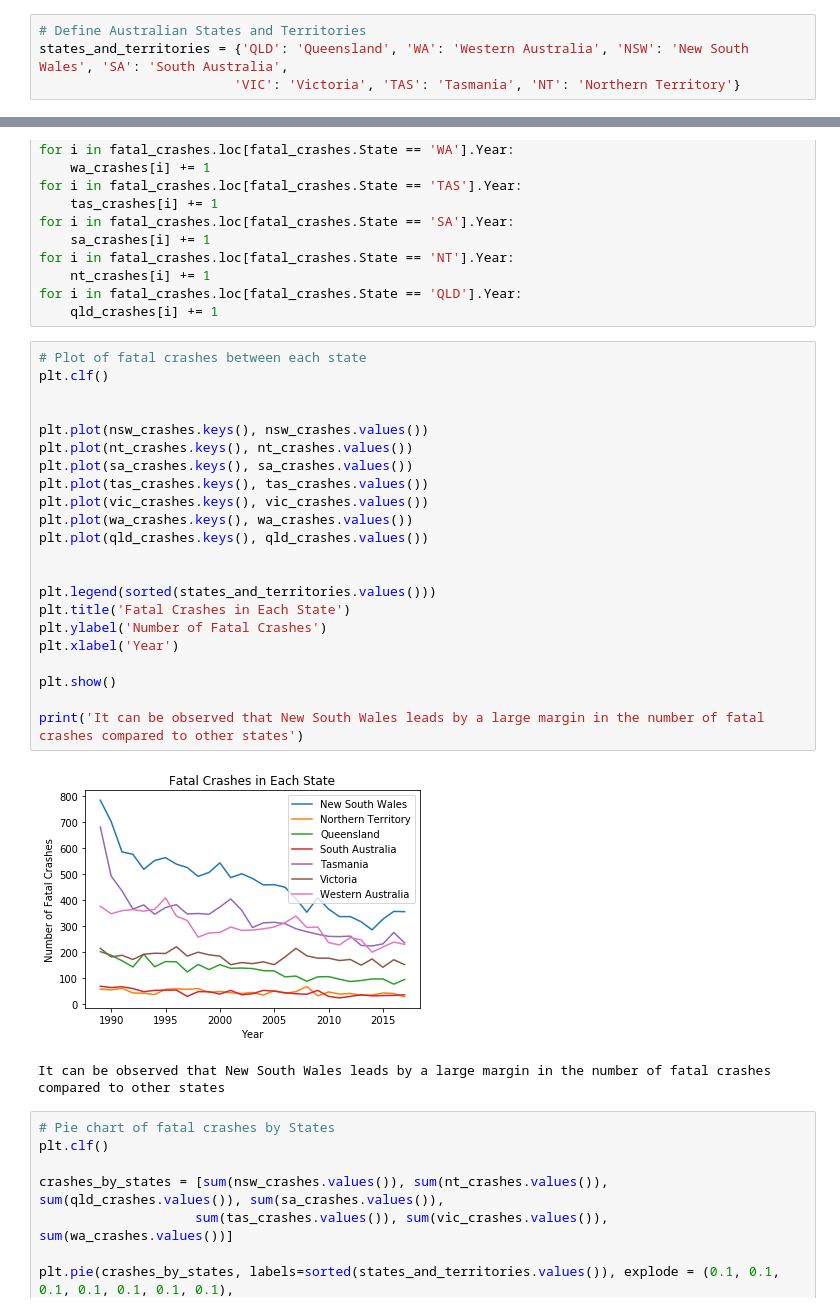
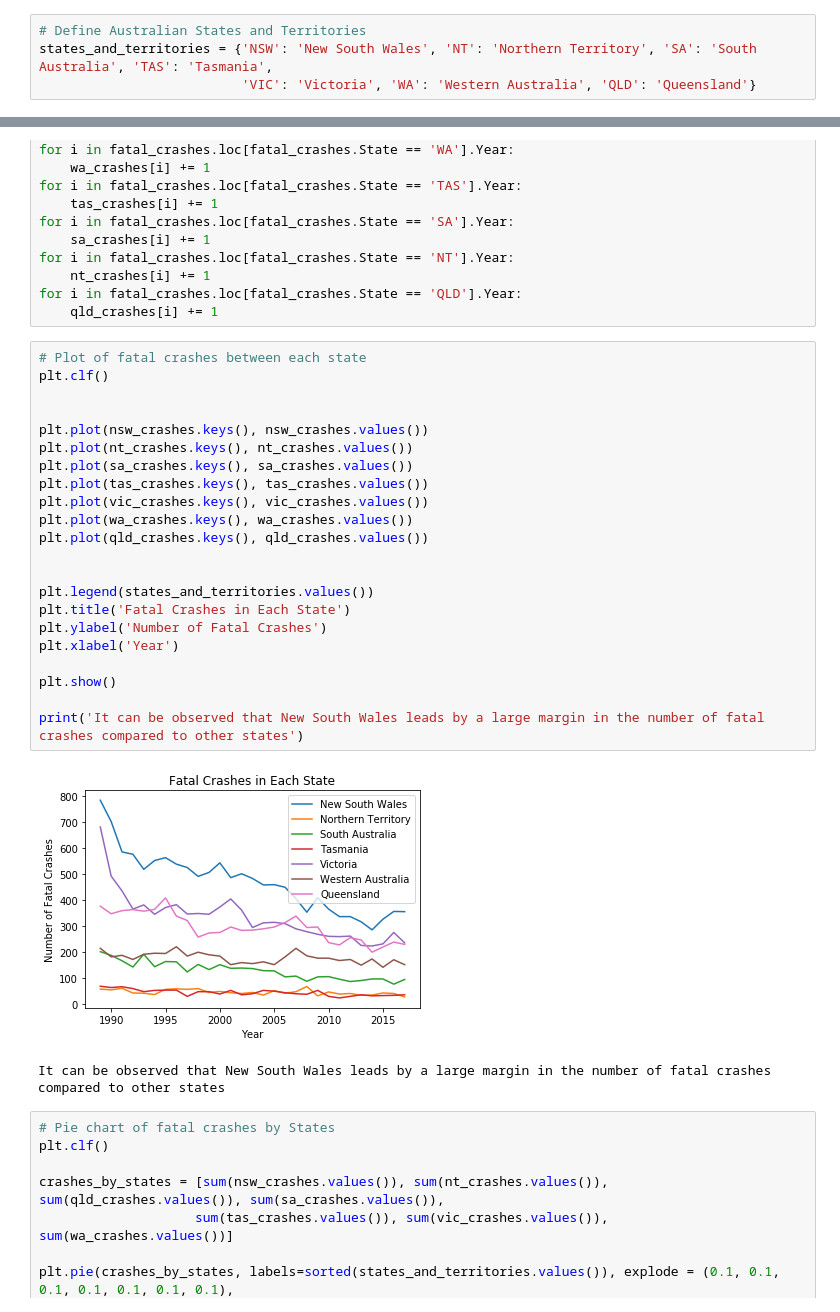
Before and after one commit to VoLKyyyOG/Australian-Road-Deaths-Database-Visualization, a Jupyter notebook: ARDD analysis.ipynb, the cells around one changed output, grey strips where cells are left out. Cells and saved outputs as stored; diff of their text form.

```diff
--- a/ARDD analysis.ipynb
+++ b/ARDD analysis.ipynb
@@ -13,8 +13,8 @@ fatal_crashes = pd.read_csv('fatalcrashesdecember2017.csv')
 fatalities = pd.read_csv('fatalitiesdecember2017.csv')
 # %%
 # Define Australian States and Territories
-states_and_territories = {'QLD': 'Queensland', 'WA': 'Western Australia', 'NSW': 'New South Wales', 'SA': 'South Australia',
-                         'VIC': 'Victoria', 'TAS': 'Tasmania', 'NT': 'Northern Territory'}
+states_and_territories = {'NSW': 'New South Wales', 'NT': 'Northern Territory', 'SA': 'South Australia', 'TAS': 'Tasmania',
+                          'VIC': 'Victoria', 'WA': 'Western Australia', 'QLD': 'Queensland'}
 # %%
 # Define Months
 months = {'1': 'January', '2': 'February', '3': 'March', '4': 'April', '5': 'May', '6': 'June', '7': 'July', '8': 'August', '9': 'September',
@@ -100,27 +100,27 @@ for i in fatal_crashes.loc[fatal_crashes.State == 'QLD'].Year:
 # %%
 # Plot of fatal crashes between each state
 plt.clf()
 
 
 plt.plot(nsw_crashes.keys(), nsw_crashes.values())
 plt.plot(nt_crashes.keys(), nt_crashes.values())
 plt.plot(sa_crashes.keys(), sa_crashes.values())
 plt.plot(tas_crashes.keys(), tas_crashes.values())
 plt.plot(vic_crashes.keys(), vic_crashes.values())
 plt.plot(wa_crashes.keys(), wa_crashes.values())
 plt.plot(qld_crashes.keys(), qld_crashes.values())
 
 
-plt.legend(sorted(states_and_territories.values()))
+plt.legend(states_and_territories.values())
 plt.title('Fatal Crashes in Each State')
 plt.ylabel('Number of Fatal Crashes')
 plt.xlabel('Year')
 
 plt.show()
 
 print('It can be observed that New South Wales leads by a large margin in the number of fatal crashes compared to other states')
 # %% [output]
-[figure, old version]
+[figure, new version]
 It can be observed that New South Wales leads by a large margin in the number of fatal crashes compared to other states
 # %%
 # Pie chart of fatal crashes by States
```
Also changed, not shown: parts of 4 cells of this notebook.
